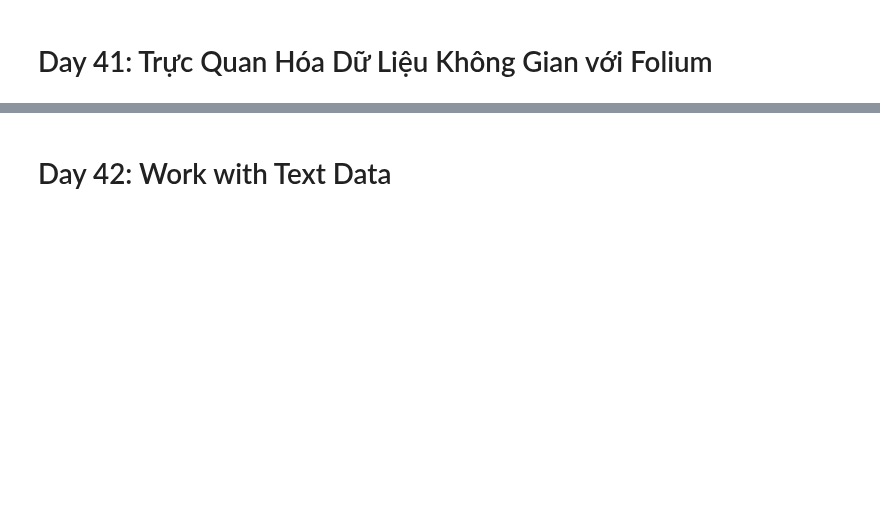
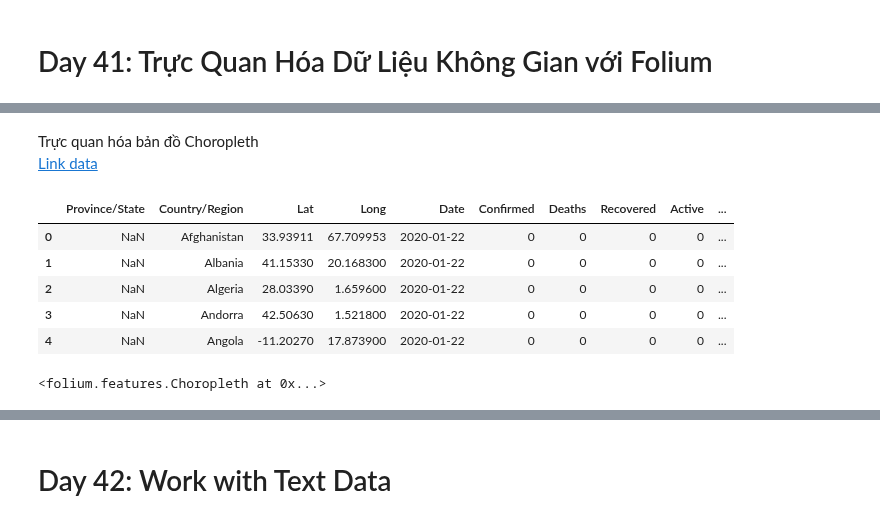
Before and after one commit to mylethidiem/zero-to-hero, a Jupyter notebook: preAIO25/AIOCodeMathDA/Week8.ipynb, the cells around one changed output, grey strips where cells are left out. Saved outputs shown, nothing was run; the diff lists cells and outputs as text; code cells hidden in the pictures; blank space fills up the shorter version.

```diff
--- a/preAIO25/AIOCodeMathDA/Week8.ipynb
+++ b/preAIO25/AIOCodeMathDA/Week8.ipynb
@@ -407,0 +456,36 @@ fig.show()
+# %% [markdown]
+Trực quan hóa bản đồ Choropleth \
+[Link data](https://www.kaggle.com/datasets/imdevskp/corona-virus-report?select=covid_19_clean_complete.csv)
+# %%
+import pandas as pd
+
+covid_data = pd.read_csv("covid_19_clean_complete.csv")
+covid_data.head()
+# %% [output]
+|  | Province/State | Country/Region | Lat | Long | Date | Confirmed | Deaths | Recovered | Active | ... |
+| 0 | NaN | Afghanistan | 33.93911 | 67.709953 | 2020-01-22 | 0 | 0 | 0 | 0 | ... |
+| 1 | NaN | Albania | 41.15330 | 20.168300 | 2020-01-22 | 0 | 0 | 0 | 0 | ... |
+| 2 | NaN | Algeria | 28.03390 | 1.659600 | 2020-01-22 | 0 | 0 | 0 | 0 | ... |
+| 3 | NaN | Andorra | 42.50630 | 1.521800 | 2020-01-22 | 0 | 0 | 0 | 0 | ... |
+| 4 | NaN | Angola | -11.20270 | 17.873900 | 2020-01-22 | 0 | 0 | 0 | 0 | ... |
+# %%
+import folium
+from folium.plugins import HeatMap
+
+# global map
+world_map = folium.Map(location =[20 , 0], zoom_start=4)
+
+# Add Choropleth layer for case count
+folium.Choropleth(
+    geo_data ='https://raw.githubusercontent.com/python-visualization/folium/master/examples/data/world-countries.json',
+    name='choropleth',
+    data=covid_data,
+    columns =['Country/Region', 'Confirmed'],
+    key_on='feature.properties.name',
+    fill_color='YlGn',
+    fill_opacity=0.7,
+    line_opacity=0.2,
+    legend_name='Confirmed Cases'
+).add_to(world_map)
+# %% [output]
+<folium.features.Choropleth at 0x...>
```
Also changed, not shown: parts of 14 cells of this notebook.
